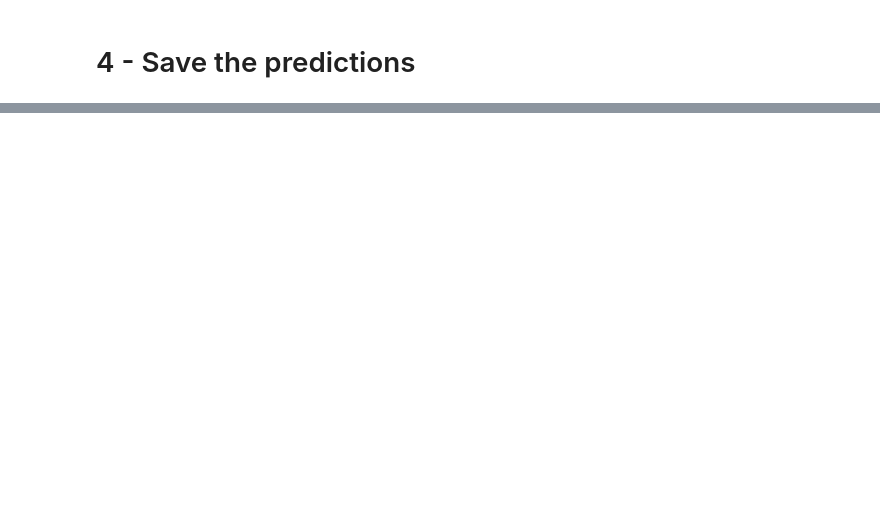
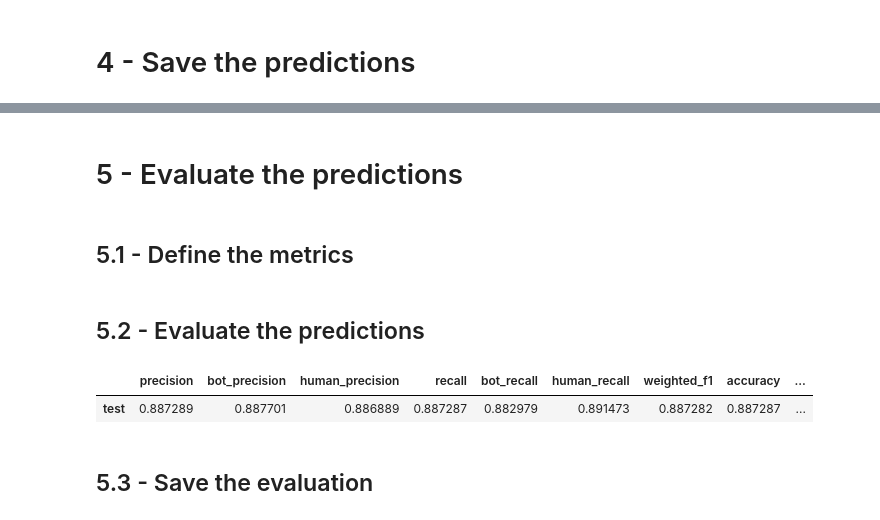
Before and after one commit to MrRose765/GitLab-Bot-identification, a Jupyter notebook: src/notebooks/predict_contributors.ipynb, the cells around one changed output, grey strips where cells are left out. Drawn from its saved outputs; the diff is of its cells as text; code cells hidden in the pictures; blank space fills up the shorter version.

```diff
--- a/src/notebooks/predict_contributors.ipynb
+++ b/src/notebooks/predict_contributors.ipynb
@@ -115,0 +137,52 @@ df_prediction.to_csv(f"{EVAL_FOLDER}/{PRED_FILE}", index=True)
+# %% [markdown]
+# 5 - Evaluate the predictions
+# %% [markdown]
+## 5.1 - Define the metrics
+# %%
+def evaluate_model(y_pred, y_true, target_names):
+    """
+    Compute the classification metrics and return them as a DataFrame. The accuracy is also returned.
+    :return: report_df and the accuracy.
+    """
+    report = classification_report(y_true, y_pred, target_names=target_names, output_dict=True)
+    return {
+        'precision': [report['weighted avg']['precision']],
+        'bot_precision': [report['Bot']['precision']],
+        'human_precision': [report['Human']['precision']],
+        'recall': [report['weighted avg']['recall']],
+        'bot_recall': [report['Bot']['recall']],
+        'human_recall': [report['Human']['recall']],
+        'weighted_f1': [report['weighted avg']['f1-score']],
+        'accuracy': [report['accuracy']],
+        'roc_auc': [roc_auc_score(y_true, y_pred)],
+        'tn_fp_fn_tp': [confusion_matrix(y_true, y_pred).ravel()],
+        'num_contrib': [df_prediction.index.nunique()],
+    }
+# %% [markdown]
+## 5.2 - Evaluate the predictions
+# %%
+contributor_map = {
+    'Bot': 1,
+    'Human': 0
+}
+
+df_prediction['predicted_bot'] = df_prediction['predicted_bot'].map(contributor_map)
+df_prediction['true_bot'] = df_prediction['true_bot'].map(contributor_map)
+# Set column type to int
+df_prediction['predicted_bot'] = df_prediction['predicted_bot'].astype(int)
+df_prediction['true_bot'] = df_prediction['true_bot'].astype(int)
+
+y_pred = df_prediction['predicted_bot']
+y_test = df_prediction['true_bot']
+
+
+
+performance = pd.DataFrame.from_dict(evaluate_model(y_pred, y_test, ['Human', 'Bot']))
+performance.index = [NAME]
+# %%
+display(performance)
+# %% [output]
+|  | precision | bot_precision | human_precision | recall | bot_recall | human_recall | weighted_f1 | accuracy | ... |
+| test | 0.887289 | 0.887701 | 0.886889 | 0.887287 | 0.882979 | 0.891473 | 0.887282 | 0.887287 | ... |
+# %% [markdown]
+## 5.3 - Save the evaluation
```
Also changed, not shown: parts of 8 cells of this notebook, 9 other files.
